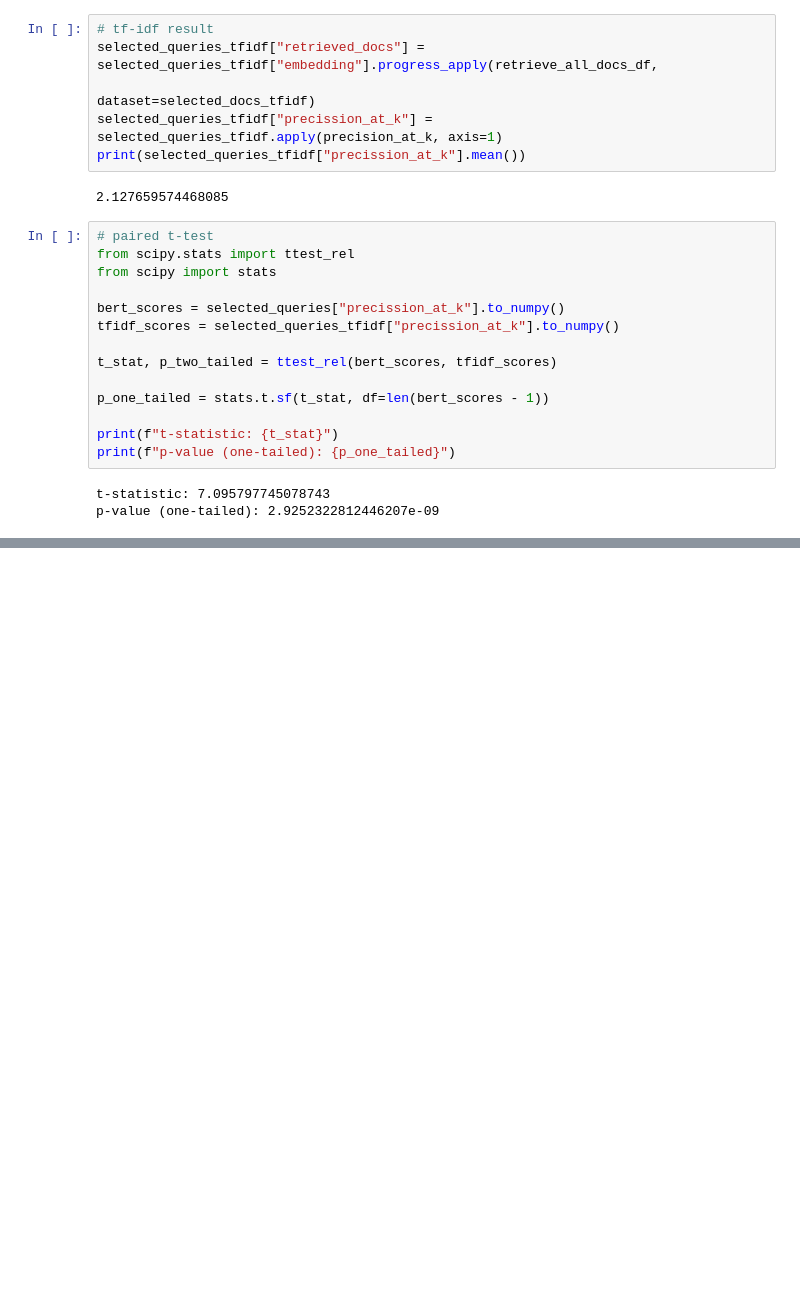
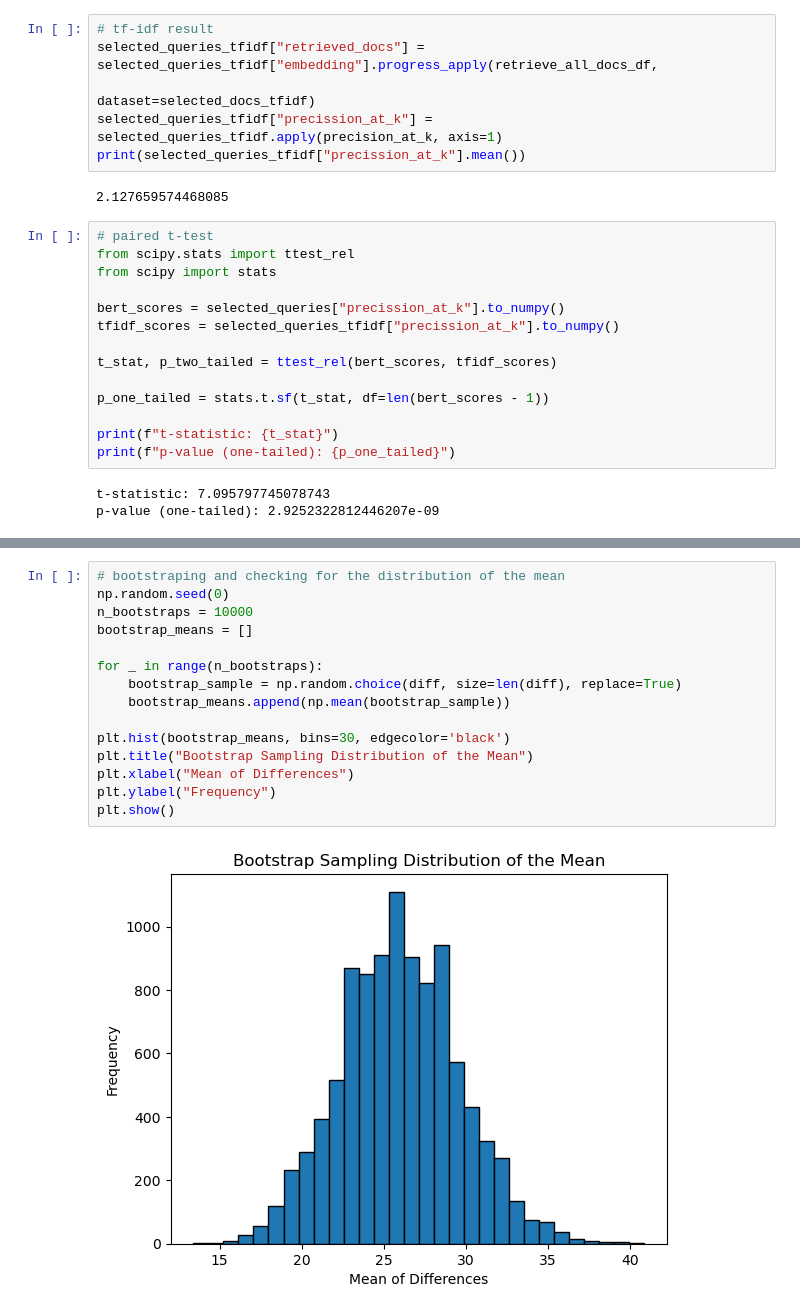
Before and after one commit to Lolya-cloud/fir-project, a Jupyter notebook: scripts/bert-final.ipynb, the cells around one changed output, grey strips where cells are left out. Cells and saved outputs as stored; diff of their text form; blank space fills up the shorter version.

```diff
--- a/scripts/bert-final.ipynb
+++ b/scripts/bert-final.ipynb
@@ -374,0 +392,17 @@ p-value (one-tailed): 2.9252322812446207e-09
+# %%
+# bootstraping and checking for the distribution of the mean
+np.random.seed(0)
+n_bootstraps = 10000
+bootstrap_means = []
+
+for _ in range(n_bootstraps):
+    bootstrap_sample = np.random.choice(diff, size=len(diff), replace=True)
+    bootstrap_means.append(np.mean(bootstrap_sample))
+
+plt.hist(bootstrap_means, bins=30, edgecolor='black')
+plt.title("Bootstrap Sampling Distribution of the Mean")
+plt.xlabel("Mean of Differences")
+plt.ylabel("Frequency")
+plt.show()
+# %% [output]
+[figure, added]
```
Also changed, not shown: parts of 1 cell of this notebook.
